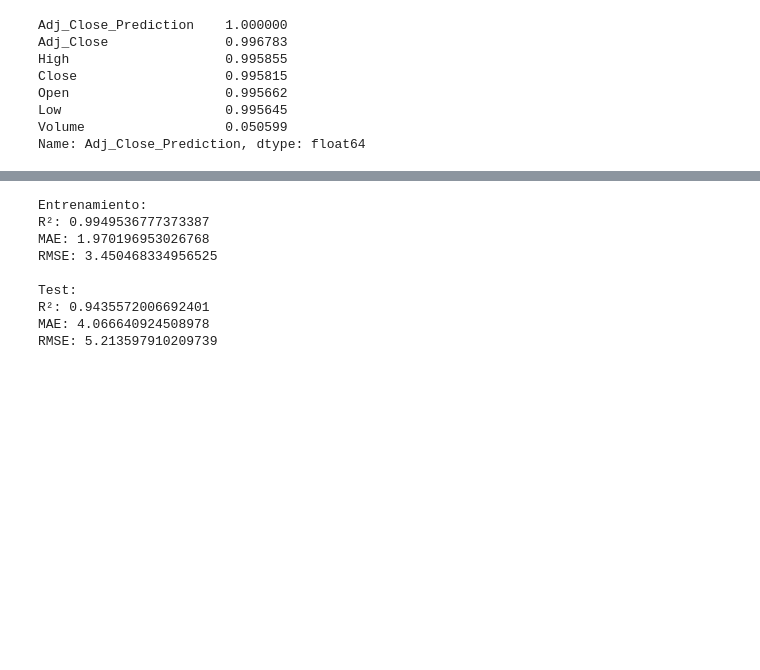
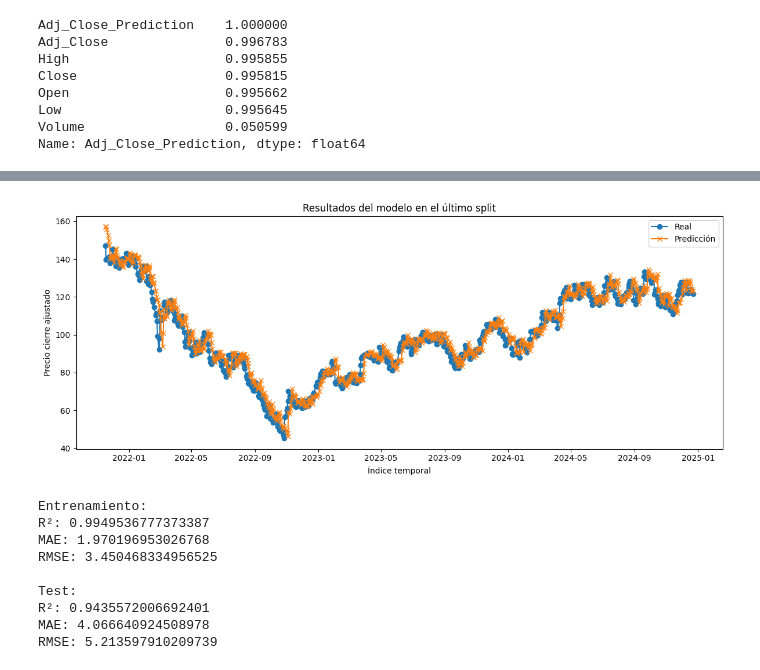
Before and after one commit to AgostinaMerino/Modelo_Predictivo_Datos_Bursatiles, a Jupyter notebook: PP.ipynb, the cells around one changed output, grey strips where cells are left out. Saved outputs shown, nothing was run; the diff lists cells and outputs as text; code cells hidden in the pictures; blank space fills up the shorter version.

```diff
--- a/PP.ipynb
+++ b/PP.ipynb
@@ -237,3 +281,15 @@ plt.show()
+# %%
+plt.figure(figsize=(12, 5))
+plt.plot(data['Date'].iloc[test_index], y_test.values, label='Real', marker='o')
+plt.plot(data['Date'].iloc[test_index], y_pred, label='Predicción', marker='x')
+plt.title('Resultados del modelo en el último split')
+plt.xlabel('Índice temporal')
+plt.ylabel('Precio cierre ajustado')
+plt.legend()
+plt.tight_layout()
+plt.show()
+# %% [output]
+[figure, added]
 # %%
 # Predicciones para cada conjunto, para analizar si existe overfitting y es por eso que el modelo presenta buen desempeño
 y_train_pred = model.predict(X_train)
```
Also changed, not shown: parts of 18 cells of this notebook.
